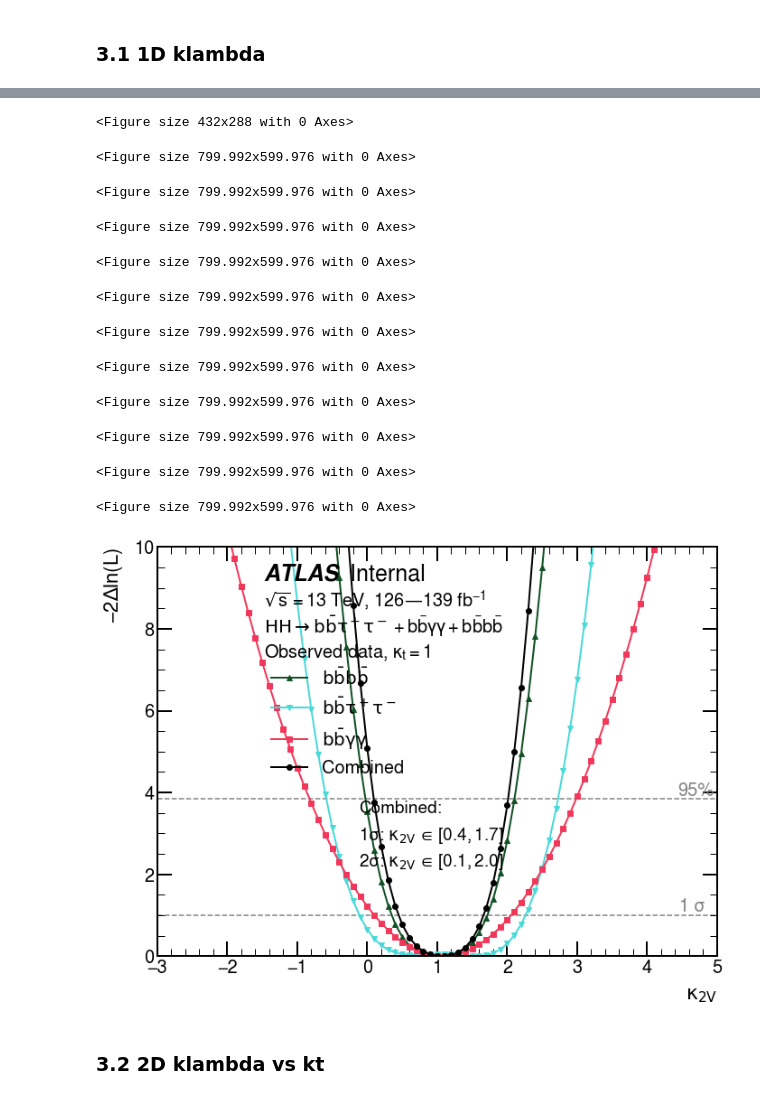
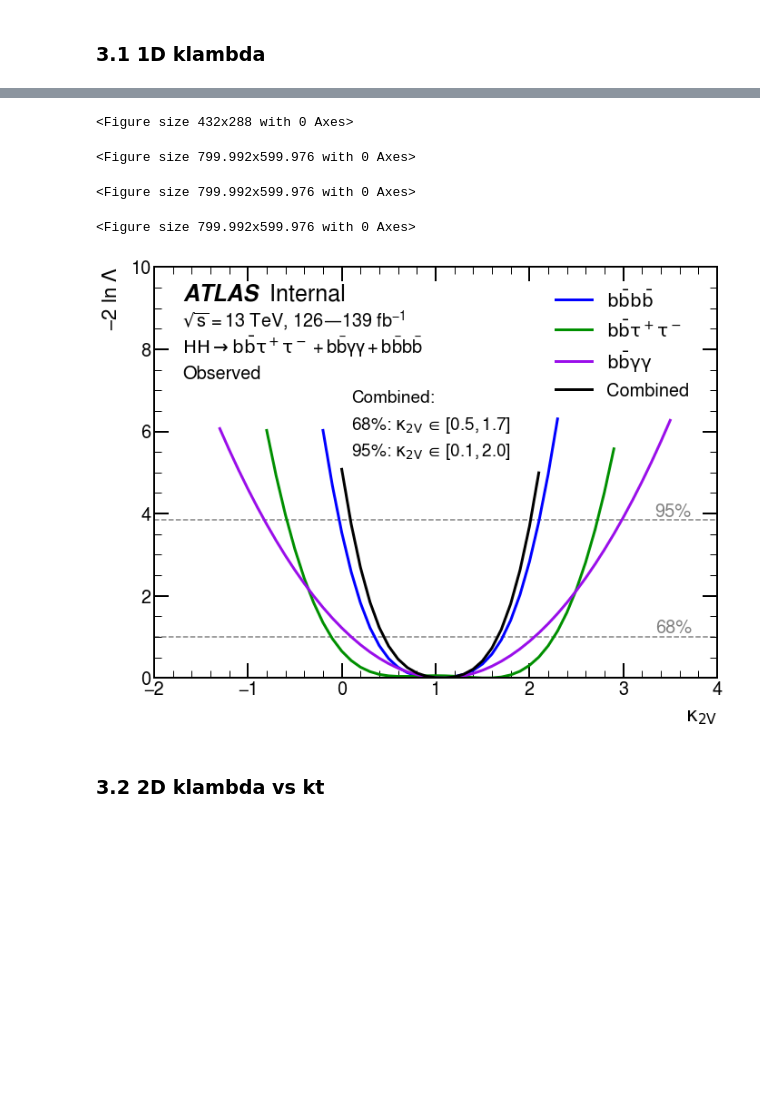
Before and after one commit to dyl64/hh_combination_fw, a Jupyter notebook: tutorials/HHH2022/GenPlots.ipynb, the cells around one changed output, grey strips where cells are left out. Cells and saved outputs as stored; diff of their text form; code cells hidden in the pictures; blank space fills up the shorter version.

```diff
--- a/tutorials/HHH2022/GenPlots.ipynb
+++ b/tutorials/HHH2022/GenPlots.ipynb
@@ -674,7 +662,7 @@ def get_likelihood_data(obs, study):
             raise
     return data
 
-def data_loading_lh(obs, study):
+def data_loading_lh(obs, study, cut=1000):
     likelihood_df, uncond_df = {}, {}
     data = get_likelihood_data(obs, study)
     for channel in data:
@@ -684,6 +672,7 @@ def data_loading_lh(obs, study):
 
         df_uncond = df.drop(index=df.index[1:], axis=0, inplace=False)
         df_scan = df.drop(index=df.index[0], axis=0, inplace=False)
+        df_scan = df_scan.drop(df_scan[df_scan['qmu']>cut].index)
         likelihood_df[channel] = df_scan
         uncond_df[channel] = df_uncond
     return likelihood_df, uncond_df
@@ -705,14 +694,14 @@ def get_interval(df, level):
     return intersections
 # %%
 studies = ['klambda', 'klambda_kt_profile', 'kV', 'kF', 'kt', 'kV_k2V_2D', 'klambda_kt_2D', 'k2V']
-# studies = ['klambda']
+studies = ['klambda_k2V_2D']
 obs = ['expected', 'observed']
 
 likelihood_df, uncond_df = {}, {}
 for o in obs:
     for study in studies:
         try:
-            likelihood_df[f'{study}_{o}'], uncond_df[f'{study}_{o}'] = data_loading_lh(o, study)
+            likelihood_df[f'{study}_{o}'], uncond_df[f'{study}_{o}'] = data_loading_lh(o, study, cut=6.5 if study=='klambda' or study=='k2V' else 1000)
         except:
             print(o, study)
             raise
@@ -900,12 +922,13 @@ k2V ['klambda', 'klambda_kt_profile', 'kV', 'kF', 'kt', 'kV_k2V_2D', 'klambda_kt
 # %%
 from quickstats.maths.numerics import is_integer, pretty_value
 
-def plot_1D(study, obs, xmin = -15, xmax = 20, ymin=0, ymax = 20, xlabel=r"$\mathrm{\kappa_{\lambda}}$", xattrib='klambda', yattrib='qmu'):
+def plot_1D(study, obs, xmin = -15, xmax = 20, ymin=0, ymax = 12, xlabel=r"$\mathrm{\kappa_{\lambda}}$", xattrib='klambda', yattrib='qmu'):
     options = {}
     config = {
         'sigma_values': (1, 3.84),
         'sigma_levels': ('1sigma', '0.95'),
-        'sigma_names': ('1 $\sigma$', '95%'),
+        'sigma_names': ('68%', '95%'),
+        'sigma_pos': 0.89,
      }
     name = 'likelihood_scan'
     if yattrib == 'kt':
@@ -917,13 +940,13 @@ def plot_1D(study, obs, xmin = -15, xmax = 20, ymin=0, ymax = 20, xlabel=r"$\mat
         name += '_zoom'
 
     df_index = f'{study}_{obs}'
-    xmin = max(xmin, likelihood_df[df_index]['combined'][xattrib].min())
-    xmax = min(xmax, likelihood_df[df_index]['combined'][xattrib].max())
-    ymax = min(ymax, int(ymax/2), int(ymax*0.75), int(likelihood_df[df_index]['combined'][yattrib].max()))
+#     xmin = max(xmin, likelihood_df[df_index]['combined'][xattrib].min())
+#     xmax = min(xmax, likelihood_df[df_index]['combined'][xattrib].max())
+#     ymax = min(ymax, int(likelihood_df[df_index]['combined'][yattrib].max()))
     plotter = Likelihood1DPlot(likelihood_df[df_index], label_map=channel_label_map, styles_map=styles_map,
                             styles=styles[study], analysis_label_options=analysis_label_options_new(study, obs),
                               config = config)
-    ax = plotter.draw(xlabel=xlabel, ymin=ymin, ymax=ymax, xmin=xmin, xmax=xmax, xattrib=xattrib, yattrib=yattrib, **options)
+    ax = plotter.draw(xlabel=xlabel, ylabel="$-2\ ln\ \Lambda$", ymin=ymin, ymax=ymax, xmin=xmin, xmax=xmax, xattrib=xattrib, yattrib=yattrib, **options)
 
     if 'combined' in likelihood_df[df_index] and yattrib=='qmu':
         intersections_1 = get_interval(likelihood_df[df_index]['combined'], 1).tolist()
@@ -935,9 +958,9 @@ def plot_1D(study, obs, xmin = -15, xmax = 20, ymin=0, ymax = 20, xlabel=r"$\mat
 
         ax.annotate(r'Combined:',
                     (anno_op[study]['x'], anno_op[study]['y']), xycoords = 'axes fraction', fontsize = anno_op[study]['font_size'])
-        ax.annotate(r'$1\sigma$: '+xlabel+r'$ \in [%.1f, %.1f]$' %(intersections_1[0], intersections_1[1]),
+        ax.annotate(r'$68\%$: '+xlabel+r'$ \in [%.1f, %.1f]$' %(intersections_1[0], intersections_1[1]),
                     (anno_op[study]['x'], anno_op[study]['y'] - anno_op[study]['dy']), xycoords = 'axes fraction', fontsize = anno_op[study]['font_size'])
-        ax.annotate(r'$2\sigma$: '+xlabel+r'$ \in [%.1f, %.1f]$' %(intersections_2[0], intersections_2[1]),
+        ax.annotate(r'$95\%$: '+xlabel+r'$ \in [%.1f, %.1f]$' %(intersections_2[0], intersections_2[1]),
                     (anno_op[study]['x'], anno_op[study]['y'] - 2 * anno_op[study]['dy']), xycoords = 'axes fraction', fontsize = anno_op[study]['font_size'])
 
     savefolder = outdir_likelihood + '/figures/likelihood_scan'
@@ -954,16 +977,24 @@ def kappa_name_1D(study):
         'k2V': r"$\mathrm{\kappa_{2V}}$",
         'klambda_kt_profile': r"$\mathrm{\kappa_{\lambda}}$",
     }
-    return name_map[study], study
+    xrange = {
+        'klambda': (-4, 14),
+        'k2V': (-2, 4)
+    }
+    yrange = {
+        'klambda':  (0, 10),
+        'k2V': (0, 10),
+    }
+    return name_map[study], study, xrange[study], yrange[study]
 # %%
 # 1D
 for study in studies:
     if '_' in study and 'profile' not in study: continue
     for o in obs:
-        xlabel, xattrib = kappa_name_1D(study)
+        xlabel, xattrib, xrange, yrange = kappa_name_1D(study)
         if 'profile' in study:
             xattrib = xattrib.split('_')[0]
-        plot_1D(study, o, xlabel=xlabel, xattrib=xattrib)
+        plot_1D(study, o, xlabel=xlabel, xattrib=xattrib, xmin = xrange[0], xmax = xrange[1], ymin=yrange[0], ymax = yrange[1])
         print('\n\n')
 # %% [output]
 klambda_expected bbyy 1sigma: [-1.42, 6.3] 95%: [-3.22, 8.14]
@@ -982,20 +1013,12 @@ klambda_observed combined: 1sigma [1.05, 5.04] 95% [-0.57, 6.57]
 k2V_observed bbtautau 1sigma: [-0.11, 2.27] 95%: [-0.6, 2.75]
 k2V_observed bbbb 1sigma: [0.36, 1.72] 95%: [-0.04, 2.12]
 k2V_observed combined: 1sigma [0.45, 1.67] 95% [0.1, 2.02]
 Save /afs/cern.ch/work/z/zhangr/HHcomb/hh_combination_fw/hh_combination_fw/tutorials/HHH2022/outputs_HHH2022_20220520_with_BR_decorrelation//figures/likelihood_scan/likelihood_scan_k2V_observed.pdf
 <Figure size 432x288 with 0 Axes>
 <Figure size 799.992x599.976 with 0 Axes>
 <Figure size 799.992x599.976 with 0 Axes>
 <Figure size 799.992x599.976 with 0 Axes>
-<Figure size 799.992x599.976 with 0 Axes>
-<Figure size 799.992x599.976 with 0 Axes>
-<Figure size 799.992x599.976 with 0 Axes>
-<Figure size 799.992x599.976 with 0 Axes>
-<Figure size 799.992x599.976 with 0 Axes>
-<Figure size 799.992x599.976 with 0 Axes>
-<Figure size 799.992x599.976 with 0 Axes>
-<Figure size 799.992x599.976 with 0 Axes>
-[figure, old version]
+[figure, new version]
 # %% [markdown]
 ### 3.2 2D klambda vs kt
 # %%
```
Also changed, not shown: parts of 16 cells of this notebook, 2 other files.
